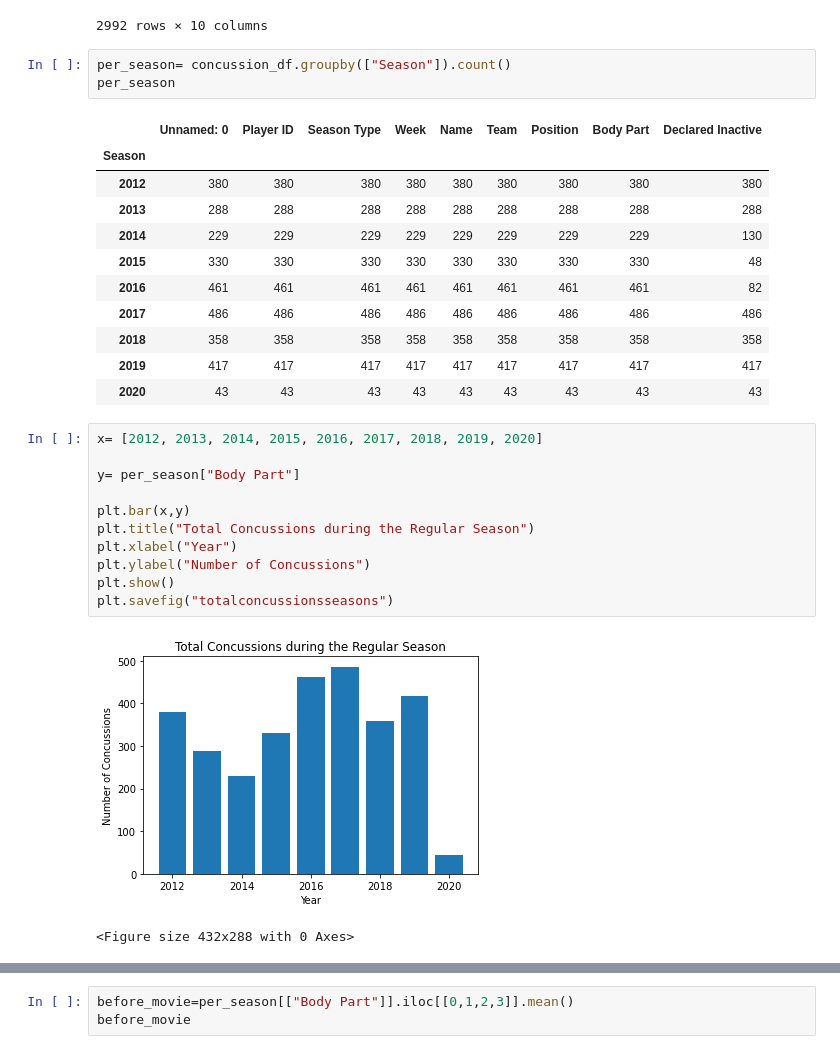
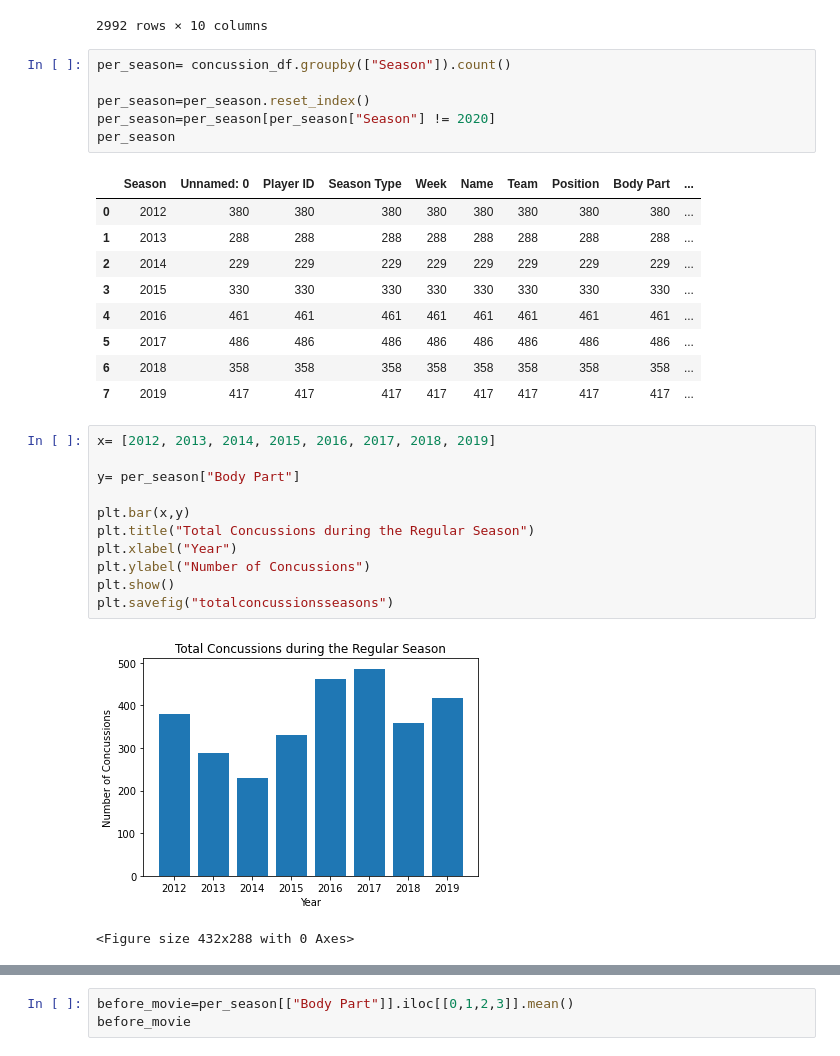
Before and after one commit to trippy64/ConcussionGroupA, a Jupyter notebook: movie_injury_data.ipynb, the cells around one changed output, grey strips where cells are left out. Cells and saved outputs as stored; diff of their text form.

```diff
--- a/movie_injury_data.ipynb
+++ b/movie_injury_data.ipynb
@@ -47,31 +48,32 @@ concussion_df
 2992 rows × 10 columns
 # %%
 per_season= concussion_df.groupby(["Season"]).count()
+
+per_season=per_season.reset_index()
+per_season=per_season[per_season["Season"] != 2020]
 per_season
 # %% [output]
-|  | Unnamed: 0 | Player ID | Season Type | Week | Name | Team | Position | Body Part | Declared Inactive |
-| Season |  |  |  |  |  |  |  |  |  |
-| 2012 | 380 | 380 | 380 | 380 | 380 | 380 | 380 | 380 | 380 |
-| 2013 | 288 | 288 | 288 | 288 | 288 | 288 | 288 | 288 | 288 |
-| 2014 | 229 | 229 | 229 | 229 | 229 | 229 | 229 | 229 | 130 |
-| 2015 | 330 | 330 | 330 | 330 | 330 | 330 | 330 | 330 | 48 |
-| 2016 | 461 | 461 | 461 | 461 | 461 | 461 | 461 | 461 | 82 |
-| 2017 | 486 | 486 | 486 | 486 | 486 | 486 | 486 | 486 | 486 |
-| 2018 | 358 | 358 | 358 | 358 | 358 | 358 | 358 | 358 | 358 |
-| 2019 | 417 | 417 | 417 | 417 | 417 | 417 | 417 | 417 | 417 |
-| 2020 | 43 | 43 | 43 | 43 | 43 | 43 | 43 | 43 | 43 |
+|  | Season | Unnamed: 0 | Player ID | Season Type | Week | Name | Team | Position | Body Part | ... |
+| 0 | 2012 | 380 | 380 | 380 | 380 | 380 | 380 | 380 | 380 | ... |
+| 1 | 2013 | 288 | 288 | 288 | 288 | 288 | 288 | 288 | 288 | ... |
+| 2 | 2014 | 229 | 229 | 229 | 229 | 229 | 229 | 229 | 229 | ... |
+| 3 | 2015 | 330 | 330 | 330 | 330 | 330 | 330 | 330 | 330 | ... |
+| 4 | 2016 | 461 | 461 | 461 | 461 | 461 | 461 | 461 | 461 | ... |
+| 5 | 2017 | 486 | 486 | 486 | 486 | 486 | 486 | 486 | 486 | ... |
+| 6 | 2018 | 358 | 358 | 358 | 358 | 358 | 358 | 358 | 358 | ... |
+| 7 | 2019 | 417 | 417 | 417 | 417 | 417 | 417 | 417 | 417 | ... |
 # %%
-x= [2012, 2013, 2014, 2015, 2016, 2017, 2018, 2019, 2020]
+x= [2012, 2013, 2014, 2015, 2016, 2017, 2018, 2019]
 
 y= per_season["Body Part"]
 
 plt.bar(x,y)
 plt.title("Total Concussions during the Regular Season")
 plt.xlabel("Year")
 plt.ylabel("Number of Concussions")
 plt.show()
 plt.savefig("totalconcussionsseasons")
 # %% [output]
-[figure, old version]
+[figure, new version]
 <Figure size 432x288 with 0 Axes>
 # %%
```
Also changed, not shown: parts of 7 cells of this notebook, 1 other file.
